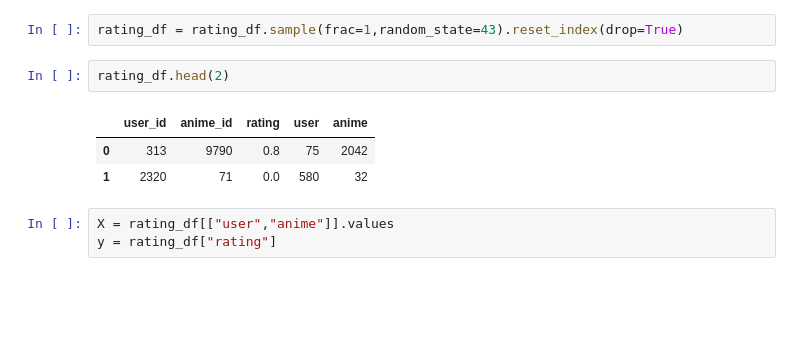
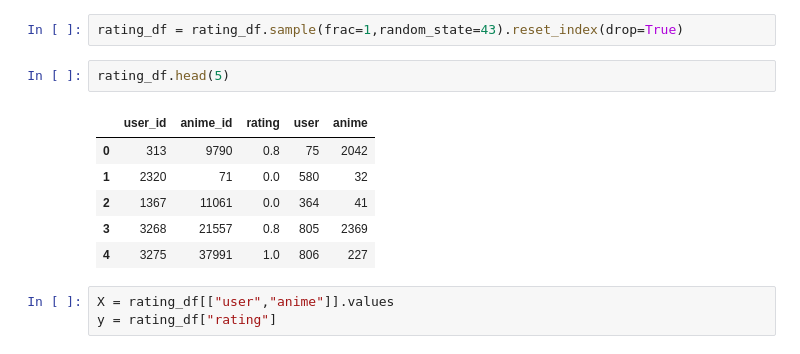
Before and after one commit to AbulFaizBangi/Anime-Rec, a Jupyter notebook: notebook/anime.ipynb, the cells around one changed output. Saved outputs shown, nothing was run; the diff lists cells and outputs as text; blank space fills up the shorter version.

```diff
--- a/notebook/anime.ipynb
+++ b/notebook/anime.ipynb
@@ -101,11 +101,14 @@ n_anime
 # %%
 rating_df = rating_df.sample(frac=1,random_state=43).reset_index(drop=True)
 # %%
-rating_df.head(2)
+rating_df.head(5)
 # %% [output]
 |  | user_id | anime_id | rating | user | anime |
 | 0 | 313 | 9790 | 0.8 | 75 | 2042 |
 | 1 | 2320 | 71 | 0.0 | 580 | 32 |
+| 2 | 1367 | 11061 | 0.0 | 364 | 41 |
+| 3 | 3268 | 21557 | 0.8 | 805 | 2369 |
+| 4 | 3275 | 37991 | 1.0 | 806 | 227 |
 # %%
 X = rating_df[["user","anime"]].values
 y = rating_df["rating"]
```
Also changed, not shown: parts of 6 cells of this notebook, 8 other files.
